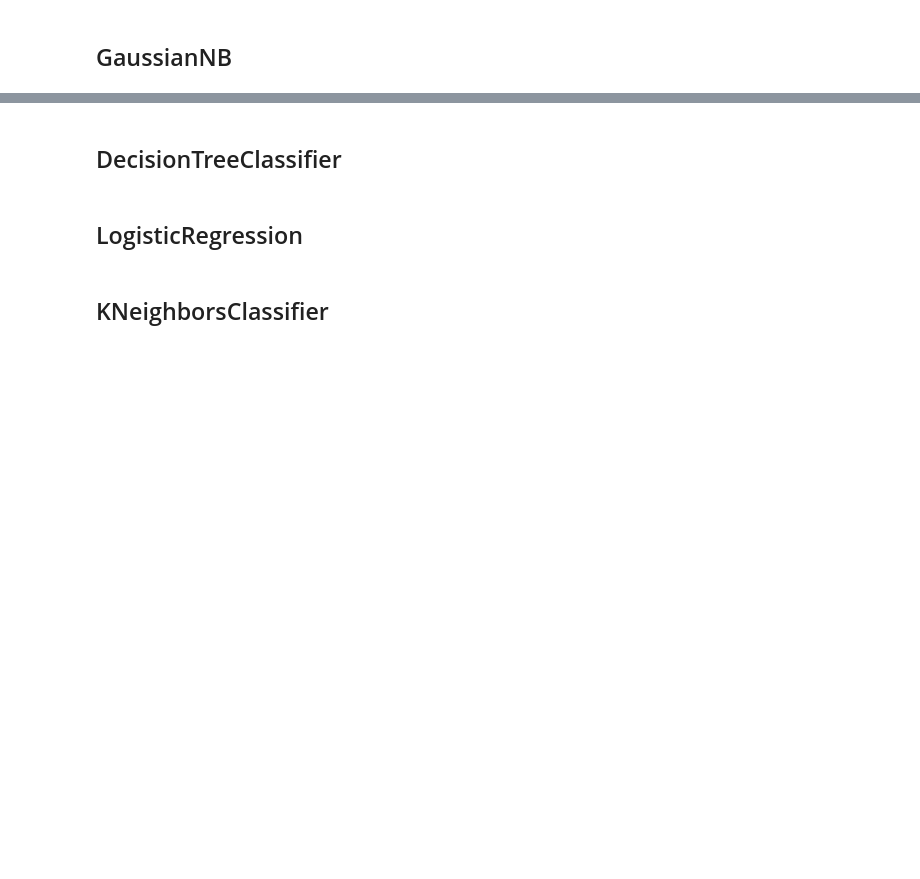
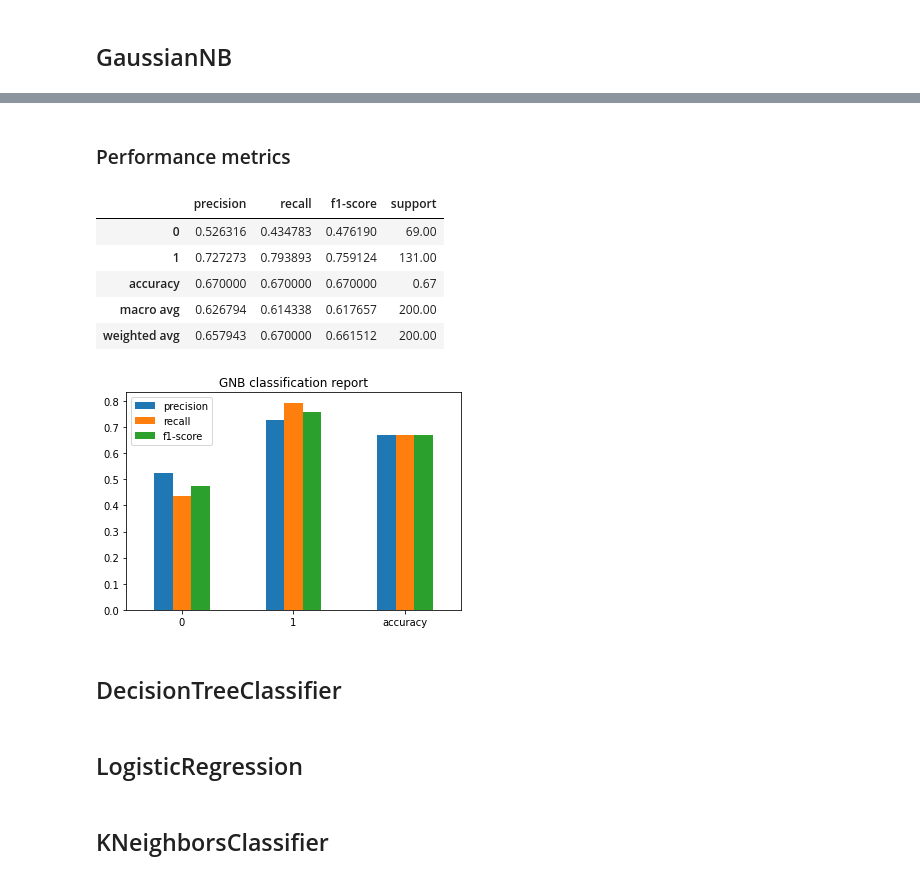
Before and after one commit to AT181903/YelpDatasetAnalysis, a Jupyter notebook: reviews_task.ipynb, the cells around one changed output, grey strips where cells are left out. Drawn from its saved outputs; the diff is of its cells as text; code cells hidden in the pictures; blank space fills up the shorter version.

```diff
--- a/reviews_task.ipynb
+++ b/reviews_task.ipynb
@@ -330,3 +422,20 @@ Score on test set: 0.85
+# %% [markdown]
+### Performance metrics
+# %%
+classification_report_gnb = classification_report(y_test, y_pred_gnb, output_dict=True)
+df_gnb_report = pd.DataFrame(classification_report_gnb).transpose()
+
+df_gnb_report.iloc[:3, :3].plot(kind='bar', title='GNB classification report', rot=0)
+
+df_gnb_report
+# %% [output]
+|  | precision | recall | f1-score | support |
+| 0 | 0.526316 | 0.434783 | 0.476190 | 69.00 |
+| 1 | 0.727273 | 0.793893 | 0.759124 | 131.00 |
+| accuracy | 0.670000 | 0.670000 | 0.670000 | 0.67 |
+| macro avg | 0.626794 | 0.614338 | 0.617657 | 200.00 |
+| weighted avg | 0.657943 | 0.670000 | 0.661512 | 200.00 |
+[figure, added]
 # %% [markdown]
 ## DecisionTreeClassifier
 # %% [markdown]
```
Also changed, not shown: parts of 16 cells of this notebook.
